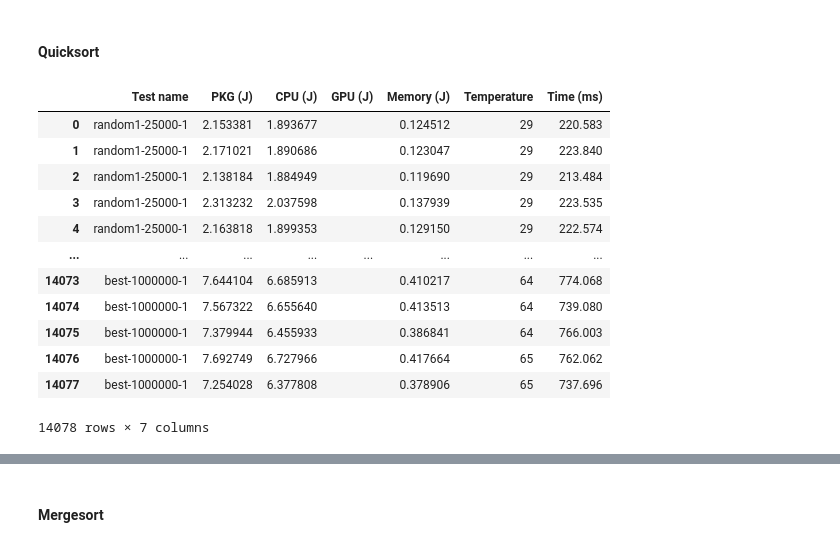
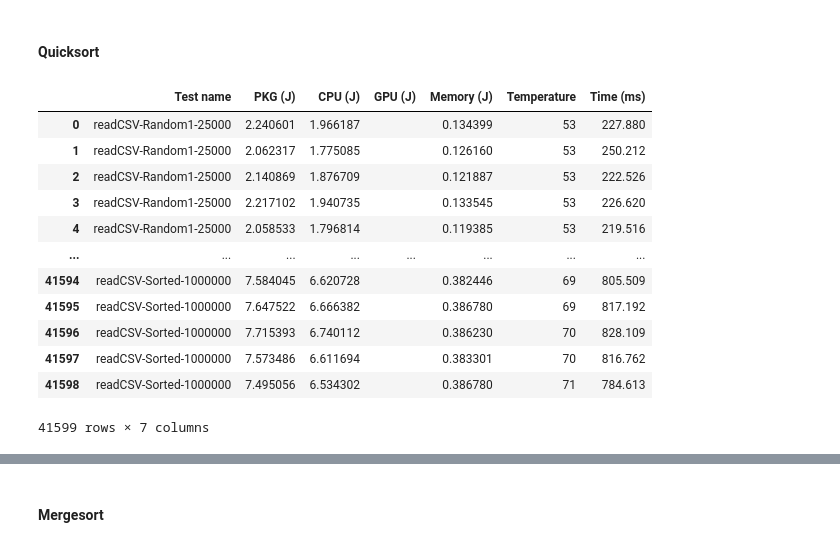
Before and after one commit to hrallil/RAPL_measurements, a Jupyter notebook: Java/FinalResults/DataAnalysis.ipynb, the cells around one changed output, grey strips where cells are left out. Saved outputs shown, nothing was run; the diff lists cells and outputs as text; code cells hidden in the pictures.

```diff
--- a/Java/FinalResults/DataAnalysis.ipynb
+++ b/Java/FinalResults/DataAnalysis.ipynb
@@ -341,32 +341,48 @@ quick23 = pd.read_csv("Results23/quickSort-PC23.csv")
 quick23.columns=["Test name","PKG (J)","CPU (J)","GPU (J)","Memory (J)","Temperature","Time (ms)"]
 quick6 = pd.read_csv("Results6/quickSort-PC6.csv")
 quick6.columns=["Test name","PKG (J)","CPU (J)","GPU (J)","Memory (J)","Temperature","Time (ms)"]
-quick21
+
+
+readCSV16 = pd.read_csv("Results16/readCSV-PC16.csv")
+readCSV16.columns=["Test name","PKG (J)","CPU (J)","GPU (J)","Memory (J)","Temperature","Time (ms)"]
+readCSV6 = pd.read_csv("Results6/readCSV-PC6.csv")
+readCSV6.columns=["Test name","PKG (J)","CPU (J)","GPU (J)","Memory (J)","Temperature","Time (ms)"]
+readCSV21 = pd.read_csv("Results21/readCSV-PC21.csv")
+readCSV21.columns=["Test name","PKG (J)","CPU (J)","GPU (J)","Memory (J)","Temperature","Time (ms)"]
+readCSV23 = pd.read_csv("Results23/readCSV-PC23.csv")
+readCSV23.columns=["Test name","PKG (J)","CPU (J)","GPU (J)","Memory (J)","Temperature","Time (ms)"]
-# %% [output]
-|  | Test name | PKG (J) | CPU (J) | GPU (J) | Memory (J) | Temperature | Time (ms) |
-| 0 | random1-25000-1 | 2.153381 | 1.893677 |  | 0.124512 | 29 | 220.583 |
-| 1 | random1-25000-1 | 2.171021 | 1.890686 |  | 0.123047 | 29 | 223.840 |
-| 2 | random1-25000-1 | 2.138184 | 1.884949 |  | 0.119690 | 29 | 213.484 |
-| 3 | random1-25000-1 | 2.313232 | 2.037598 |  | 0.137939 | 29 | 223.535 |
-| 4 | random1-25000-1 | 2.163818 | 1.899353 |  | 0.129150 | 29 | 222.574 |
-| ... | ... | ... | ... | ... | ... | ... | ... |
-| 14073 | best-1000000-1 | 7.644104 | 6.685913 |  | 0.410217 | 64 | 774.068 |
-| 14074 | best-1000000-1 | 7.567322 | 6.655640 |  | 0.413513 | 64 | 739.080 |
-| 14075 | best-1000000-1 | 7.379944 | 6.455933 |  | 0.386841 | 64 | 766.003 |
-| 14076 | best-1000000-1 | 7.692749 | 6.727966 |  | 0.417664 | 65 | 762.062 |
-| 14077 | best-1000000-1 | 7.254028 | 6.377808 |  | 0.378906 | 65 | 737.696 |
-14078 rows × 7 columns
 # %%
 def removeNonsense(df):
     df = df[df["PKG (J)"]>=0]
     df = df[df["CPU (J)"]>=0]
     df = df[df["Time (ms)"]>=0]
     return df
 
 quick21 = removeNonsense(quick21)
 quick16 = removeNonsense(quick16)
 quick23 = removeNonsense(quick23)
 quick6 = removeNonsense(quick6)
+
+
+readCSV21 = removeNonsense(readCSV21)
+readCSV16 = removeNonsense(readCSV16)
+readCSV23 = removeNonsense(readCSV23)
+readCSV6 = removeNonsense(readCSV6)
+readCSV16
+# %% [output]
+|  | Test name | PKG (J) | CPU (J) | GPU (J) | Memory (J) | Temperature | Time (ms) |
+| 0 | readCSV-Random1-25000 | 2.240601 | 1.966187 |  | 0.134399 | 53 | 227.880 |
+| 1 | readCSV-Random1-25000 | 2.062317 | 1.775085 |  | 0.126160 | 53 | 250.212 |
+| 2 | readCSV-Random1-25000 | 2.140869 | 1.876709 |  | 0.121887 | 53 | 222.526 |
+| 3 | readCSV-Random1-25000 | 2.217102 | 1.940735 |  | 0.133545 | 53 | 226.620 |
+| 4 | readCSV-Random1-25000 | 2.058533 | 1.796814 |  | 0.119385 | 53 | 219.516 |
+| ... | ... | ... | ... | ... | ... | ... | ... |
+| 41594 | readCSV-Sorted-1000000 | 7.584045 | 6.620728 |  | 0.382446 | 69 | 805.509 |
+| 41595 | readCSV-Sorted-1000000 | 7.647522 | 6.666382 |  | 0.386780 | 69 | 817.192 |
+| 41596 | readCSV-Sorted-1000000 | 7.715393 | 6.740112 |  | 0.386230 | 70 | 828.109 |
+| 41597 | readCSV-Sorted-1000000 | 7.573486 | 6.611694 |  | 0.383301 | 70 | 816.762 |
+| 41598 | readCSV-Sorted-1000000 | 7.495056 | 6.534302 |  | 0.386780 | 71 | 784.613 |
+41599 rows × 7 columns
 # %%
 def makeinputColumn(df):
     l = []
```
Also changed, not shown: parts of 10 cells of this notebook.
